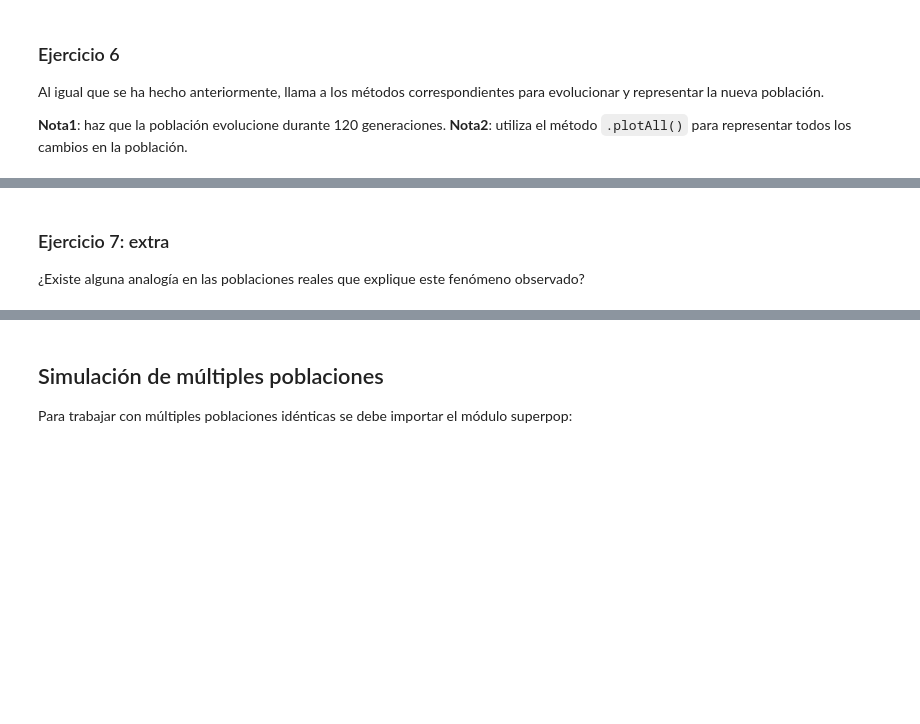
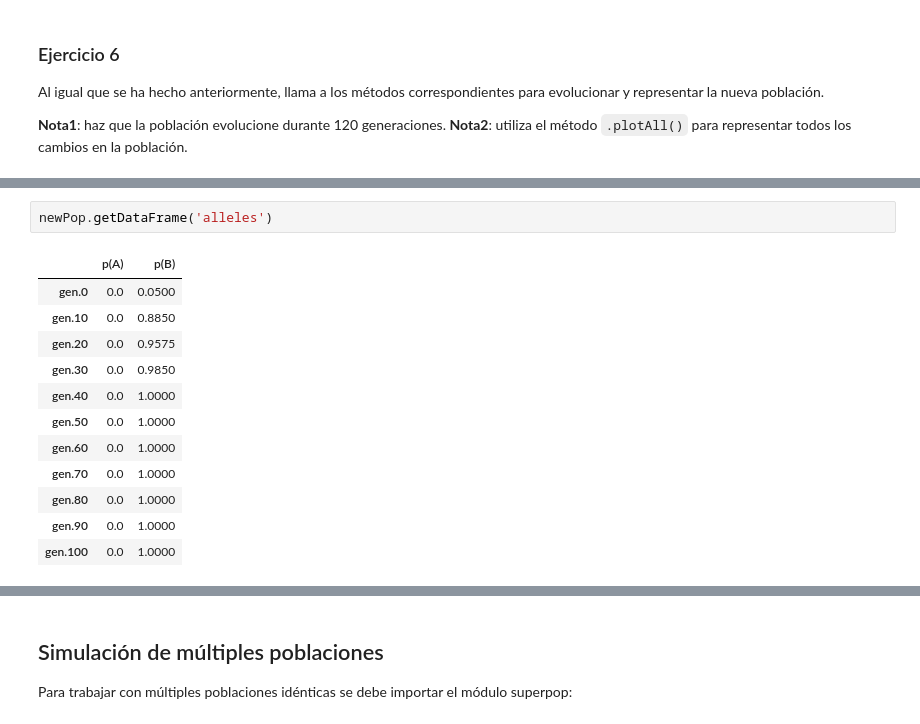
Before and after one commit to R-mario/populy, a Jupyter notebook: Guía de uso.ipynb, the cells around one changed output, grey strips where cells are left out. Drawn from its saved outputs; the diff is of its cells as text; blank space fills up the shorter version.

```diff
--- a/Guía de uso.ipynb
+++ b/Guía de uso.ipynb
@@ -241,4 +297,15 @@ Plots.alleles(newPop)
-# %% [markdown]
-### Ejercicio 7: extra
-
-¿Existe alguna analogía en las poblaciones reales que explique este fenómeno observado?
+# %%
+newPop.getDataFrame('alleles')
+# %% [output]
+|  | p(A) | p(B) |
+| gen.0 | 0.0 | 0.0500 |
+| gen.10 | 0.0 | 0.8850 |
+| gen.20 | 0.0 | 0.9575 |
+| gen.30 | 0.0 | 0.9850 |
+| gen.40 | 0.0 | 1.0000 |
+| gen.50 | 0.0 | 1.0000 |
+| gen.60 | 0.0 | 1.0000 |
+| gen.70 | 0.0 | 1.0000 |
+| gen.80 | 0.0 | 1.0000 |
+| gen.90 | 0.0 | 1.0000 |
+| gen.100 | 0.0 | 1.0000 |
```
Also changed, not shown: parts of 21 cells of this notebook, 1 other file.
